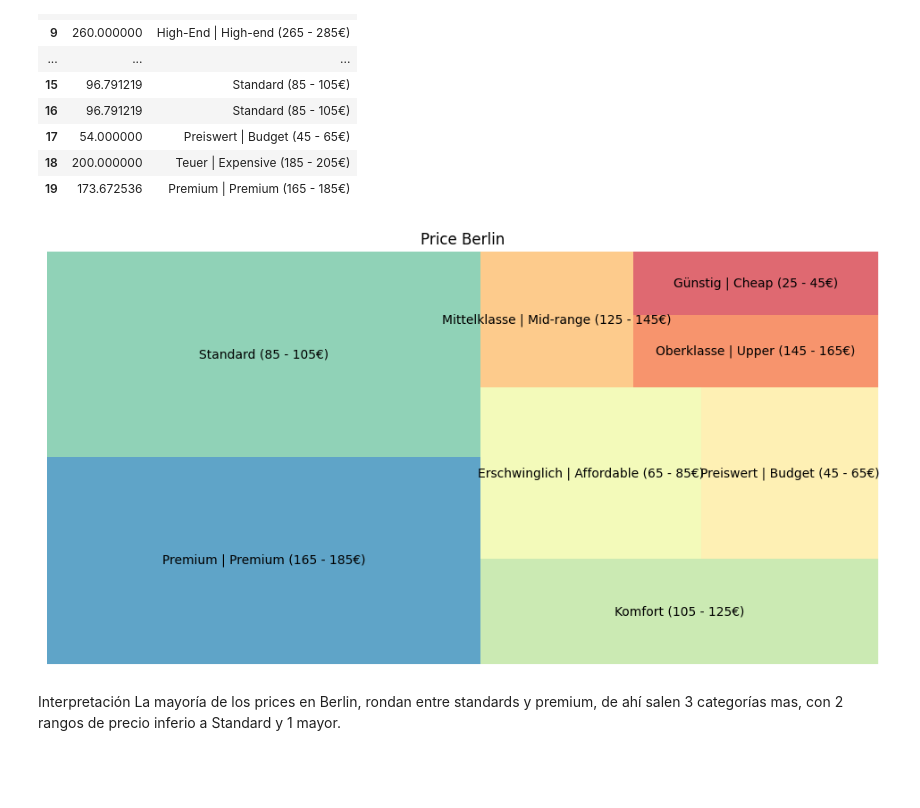
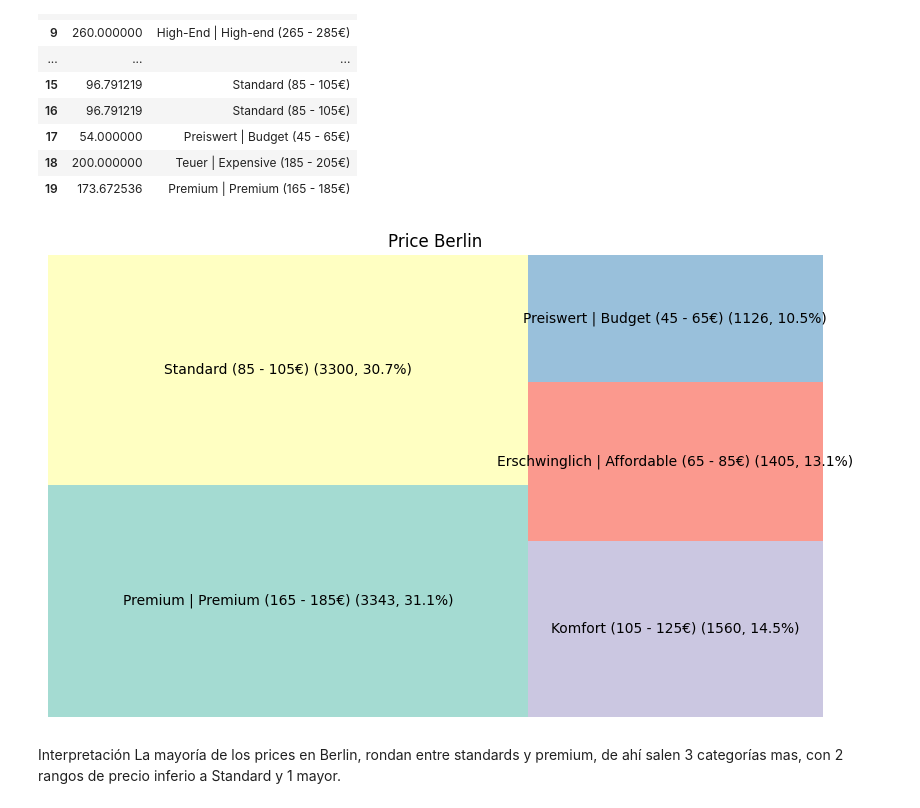
Before and after one commit to Raydays55/Actividad-5, a Jupyter notebook: ACT5_equipo.ipynb, the cells around one changed output. Saved outputs shown, nothing was run; the diff lists cells and outputs as text; code cells hidden in the pictures; blank space fills up the shorter version.

```diff
--- a/ACT5_equipo.ipynb
+++ b/ACT5_equipo.ipynb
@@ -593,18 +607,40 @@ Ancho del intervalo:  19.885991462446373
 # %%
 # Análisis univariado price
 Tabla_freq_price = df_extrac['price_cat'].value_counts().reset_index()
 Tabla_freq_price.columns = ['price_cat','count']
 
-Filtro_price = Tabla_freq_price[Tabla_freq_price['count'] > 1].head(8)
+Filtro_price = Tabla_freq_price[Tabla_freq_price['count'] > 1].head(5)
 
-# Treemap
-plt.figure(figsize=(12,6))
-squarify.plot(sizes=Filtro_price['count'], label=Filtro_price['price_cat'], alpha=0.8, color=sns.color_palette("Spectral_r", len(Filtro_price)))
-plt.title('Price Berlin')
-plt.axis('off')
+# Ajustar el índice del DF
+Filtro_index_price = Filtro_price.set_index('price_cat')
+Filtro_index_price
+
+# Calcular porcentajes
+Filtro_index_price['Porcentaje'] = (Filtro_index_price['count'] / Filtro_index_price['count'].sum()) * 100
+
+# Crear etiquetas con nombre + conteo + porcentaje
+labels = [
+    f"{name} ({count}, {pct:.1f}%)"
+    for name, count, pct in zip(Filtro_index_price.index,
+                                Filtro_index_price['count'],
+                                Filtro_index_price['Porcentaje'])
+]
+
+# Gráfica treemap
+plt.figure(figsize=(10,6))
+squarify.plot(
+    sizes=Filtro_index_price['count'],
+    label=labels,
+    alpha=0.8,
+    color=plt.cm.Set3.colors,
+    text_kwargs={'fontsize':10}  # para ajustar tamaño del texto
+)
+
+plt.title("Price Berlin")
+plt.axis("off")
 plt.show()
 # %% [output]
-[figure, old version]
+[figure, new version]
 # %% [markdown]
 Interpretación
 La mayoría de los prices en Berlin, rondan entre standards y premium, de ahí salen 3 categorías mas, con 2 rangos de precio inferio a Standard y 1 mayor.
```
Also changed, not shown: parts of 1 cell of this notebook.
